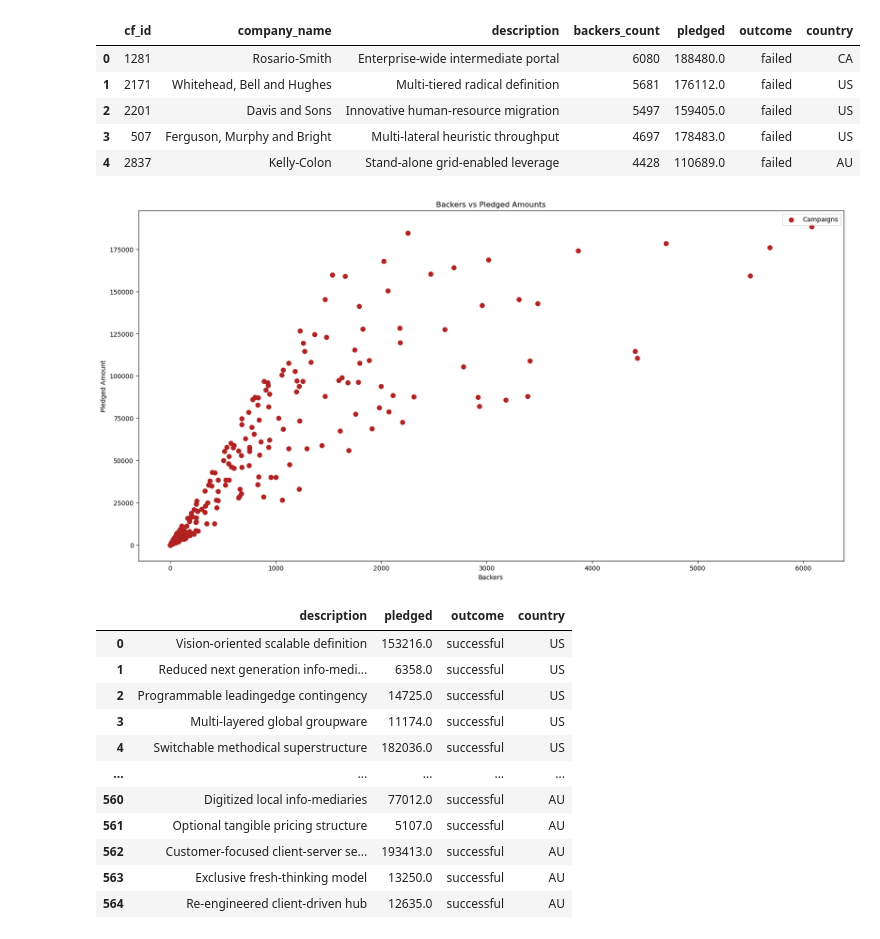
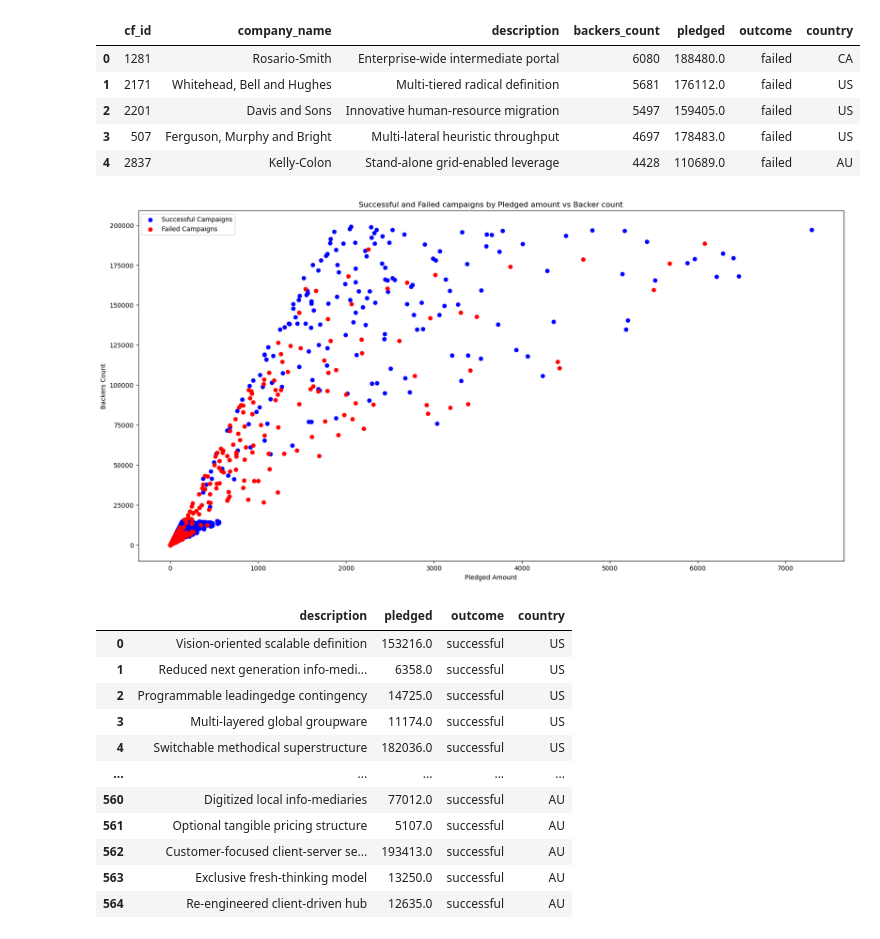
Before and after one commit to 99btyler/MSUDA-project2-group9, a Jupyter notebook: submission/part3.2_EDA_VHR.ipynb, the cells around one changed output. Drawn from its saved outputs; the diff is of its cells as text; code cells hidden in the pictures.

```diff
--- a/submission/part3.2_EDA_VHR.ipynb
+++ b/submission/part3.2_EDA_VHR.ipynb
@@ -134,22 +118,22 @@ query2_df.head()
 | 2 | 2201 | Davis and Sons | Innovative human-resource migration | 5497 | 159405.0 | failed | US |
 | 3 | 507 | Ferguson, Murphy and Bright | Multi-lateral heuristic throughput | 4697 | 178483.0 | failed | US |
 | 4 | 2837 | Kelly-Colon | Stand-alone grid-enabled leverage | 4428 | 110689.0 | failed | AU |
-# %%
-# Create scatter plot of failed campaigns by backers vs pledged amount
-
-plt.figure(figsize=(20, 10))
-plt.scatter(query2_df["backers_count"], query2_df["pledged"], color="firebrick", s=50, label="Campaigns")
-
-# Add labels and title
-plt.xlabel("Backers")
-plt.ylabel("Pledged Amount")
-plt.title("Backers vs Pledged Amounts")
-plt.legend()
-
-# Show the chart
-plt.show()
-# %% [output]
-[figure, removed]
+# %%
+# Scatter plot of both success and failed Data frames by number of backer vs pledged amounts
+plt.figure(figsize=(20, 10))
+plt.scatter(query1_df['backers_count'], query1_df['pledged'], color='blue', label='Successful Campaigns')
+plt.scatter(query2_df['backers_count'], query2_df['pledged'], color='red', label='Failed Campaigns')
+
+# Add labels and legend
+plt.xlabel('Pledged Amount')
+plt.ylabel('Backers Count')
+plt.title('Successful and Failed campaigns by Pledged amount vs Backer count')
+plt.legend()
+
+# Show the plot
+plt.show()
+# %% [output]
+[figure, added]
 # %%
 # Query 3
 
```
Also changed, not shown: parts of 7 cells of this notebook, 4 other files.
